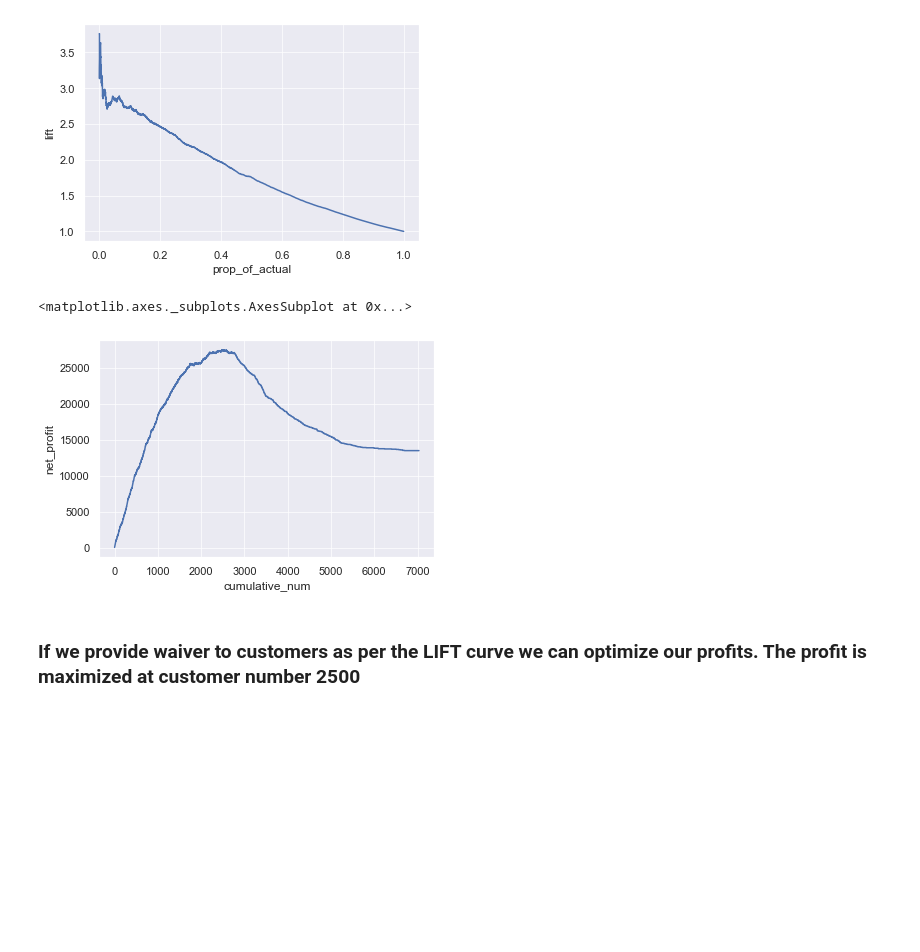
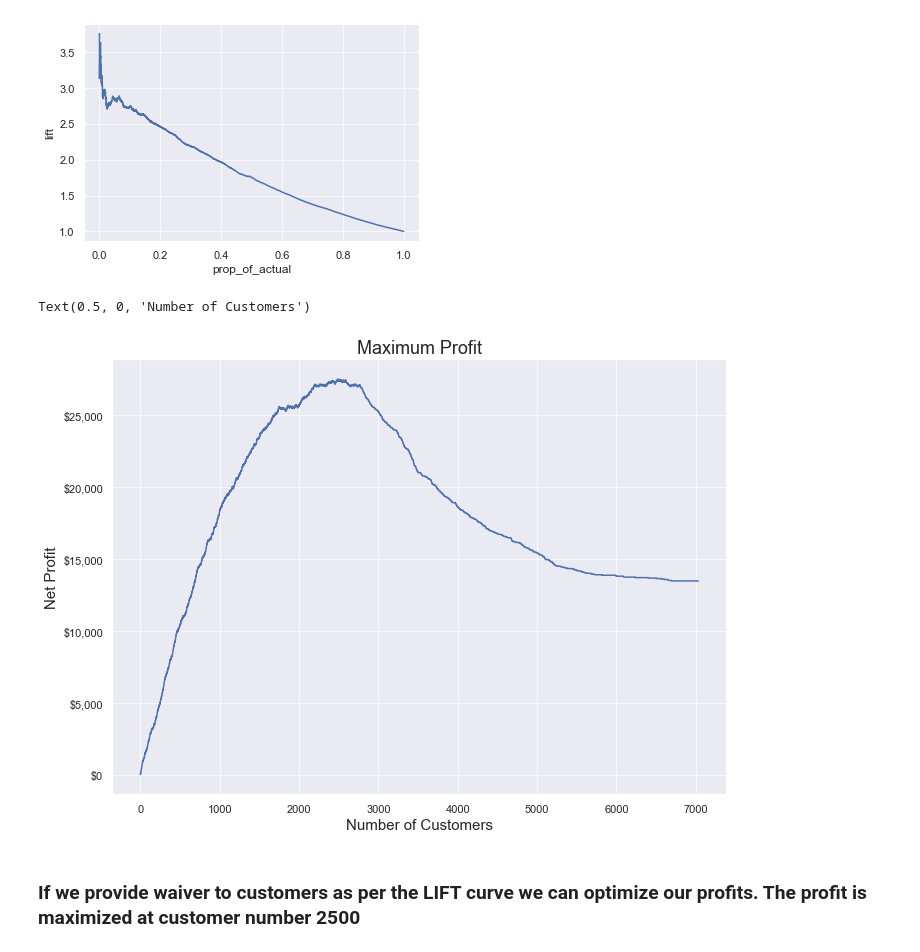
Before and after one commit to ravinder79/Telco_Churn, a Jupyter notebook: Telco_Churn_Final.ipynb, the cells around one changed output. Drawn from its saved outputs; the diff is of its cells as text; code cells hidden in the pictures; blank space fills up the shorter version.

```diff
--- a/Telco_Churn_Final.ipynb
+++ b/Telco_Churn_Final.ipynb
@@ -906,11 +939,24 @@ def rev(row):
 final_csv['revenue'] =  final_csv.apply(rev, axis =1)
 # %%
 final_csv['net_profit'] = final_csv.revenue.cumsum()
-# %%
-sns.lineplot(x = 'cumulative_num', y = 'net_profit', data = final_csv)
-# %% [output]
-<matplotlib.axes._subplots.AxesSubplot at 0x...>
-[figure, removed]
+# %%
+import matplotlib.ticker as mtick
+plt.rc('figure', figsize=(11,8))
+fig, ax = plt.subplots(1, 1)
+
+sns.lineplot(x = 'cumulative_num', y = 'net_profit',
+             data = final_csv, ax=ax)
+
+fmt = '${x:,.0f}'
+tick = mtick.StrMethodFormatter(fmt)
+ax.yaxis.set_major_formatter(tick)
+
+plt.title('Maximum Profit', size=18)
+plt.ylabel('Net Profit', size=15)
+plt.xlabel('Number of Customers', size=15)
+# %% [output]
+Text(0.5, 0, 'Number of Customers')
+[figure, added]
 # %% [markdown]
 ### If we provide waiver to customers as per the LIFT curve we can optimize our profits. The profit is maximized at customer number 2500
 # %%
```
Also changed, not shown: parts of 8 cells of this notebook, 2 other files.
